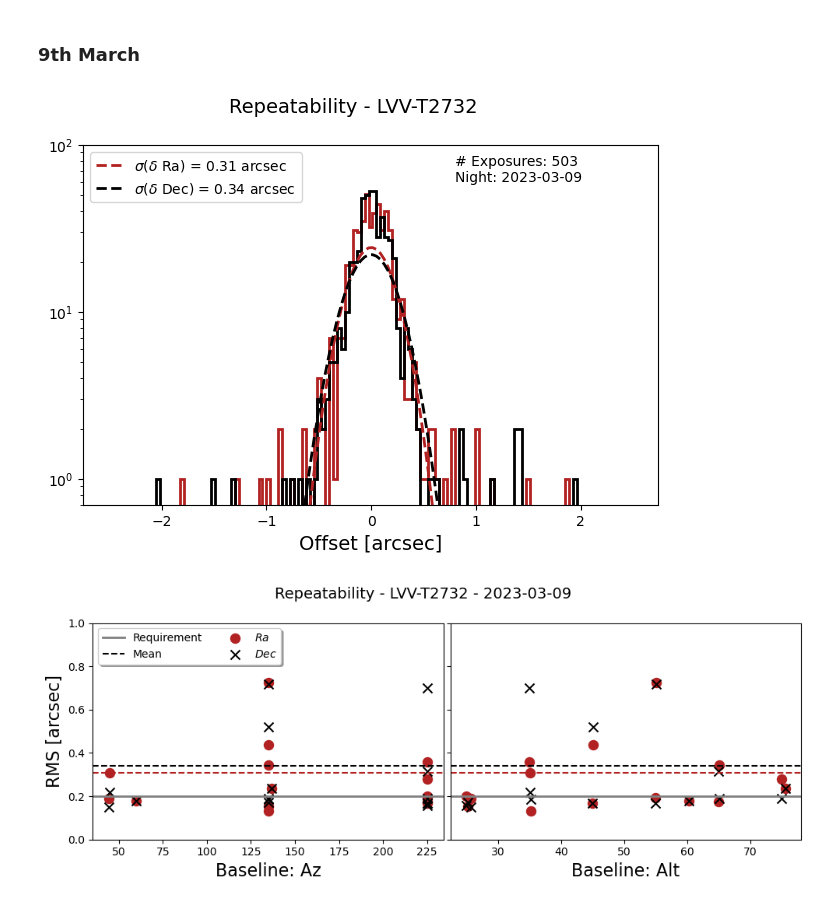
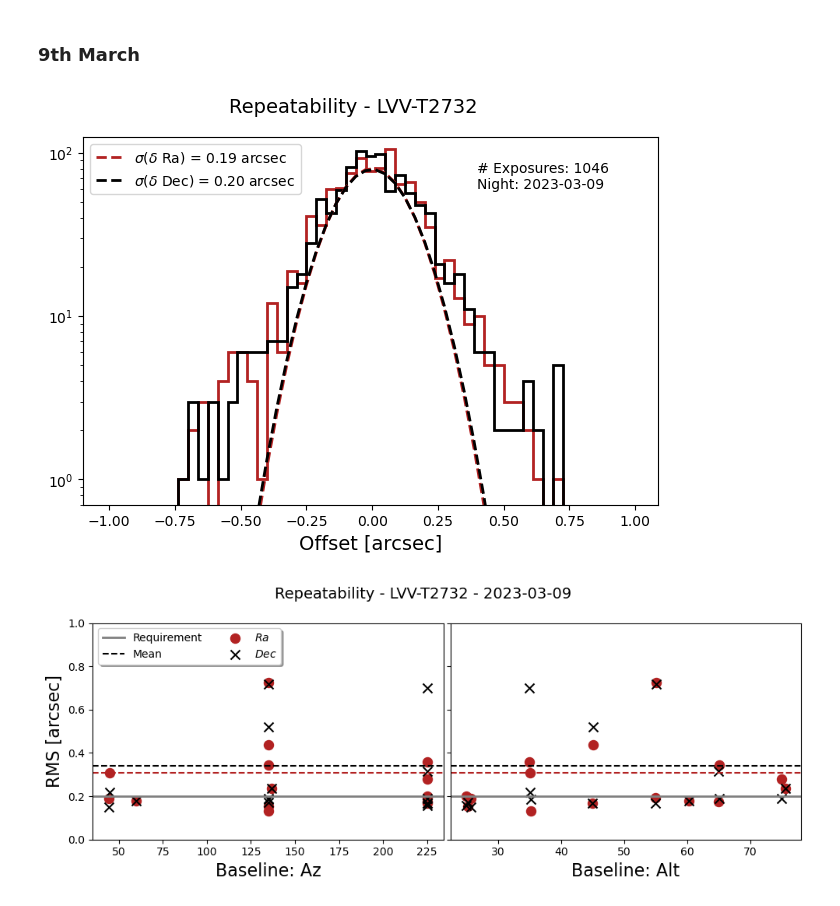
Before and after one commit to estevesjh/ComScratchStuff, a Jupyter notebook: starTracker/slewSettleTests/LVV-T2732_analysis_repeatability_report.ipynb, the cells around one changed output. Cells and saved outputs as stored; diff of their text form; code cells hidden in the pictures.

Commit message:
mask outliers

```diff
--- a/starTracker/slewSettleTests/LVV-T2732_analysis_repeatability_report.ipynb
+++ b/starTracker/slewSettleTests/LVV-T2732_analysis_repeatability_report.ipynb
@@ -89,3 +77,11 @@ night2 = data[:,-1]=='2023-03-17'
+# %%
+def mask_outliers(x, n=3.0):
+    q1,mean,q3 = np.nanpercentile(x, [16,50,84])
+    iqr = (q3-q1)/2.
+    plow= q1-n*iqr
+    phig= q3+n*iqr
+    x = np.where((x>phig)|(x<plow),np.nan,x)
+    return x
 # %%
 def gaussian(x,mean,std):
     arg = (x-mean)/std
@@ -163,35 +235,38 @@ The two nights dataset have equivalents results. Here I show them separately for
 ### 9th March
 # %%
 today = '2023-03-09'
-data = df1.to_numpy()
-res_ra = data[:,0].astype(float)
-res_dec = data[:,1].astype(float)
+data = df.to_numpy()
+res_ra = mask_outliers(data[:,0].astype(float))
+res_dec = mask_outliers(data[:,1].astype(float))
 
-base_az = data[:,5].astype(float)
-base_alt = data[:,4].astype(float)
+res_az = mask_outliers(data[:,2].astype(float))
+res_alt = mask_outliers(data[:,3].astype(float))
+
+base_az = data[:,-4].astype(float)
+base_alt = data[:,-3].astype(float)
 
 snakes = data[:,-2].astype(int)
 # %%
-jra = np.std(res_ra)
-jdec = np.std(res_dec)
+jra = np.nanstd(res_ra)
+jdec = np.nanstd(res_dec)
 
 Npoints = res_ra.size
-mybins = np.arange(-2.5, 2.51, 0.15/4.)
+mybins = np.arange(-1.0, 1.01, 0.15/4.)
 
 _ = plt.hist(res_ra, bins=mybins, color='firebrick', histtype='step', lw=2, )
 _ = plt.hist(res_dec, bins=mybins, color='k', histtype='step', lw=2)
 plot_gaussian(mybins,0,jra, N=Npoints,label='$\sigma(\delta$ Ra) = %.2f arcsec'%jra, color='firebrick', ls='--', lw=2)
 plot_gaussian(mybins,0,jdec, N=Npoints,label='$\sigma(\delta$ Dec) = %.2f arcsec'%jdec, color='k', ls='--', lw=2)
-plt.text(0.8, 120/2., '# Exposures: %i \nNight: %s '%(Npoints, today))
+plt.text(0.4, 120/2., '# Exposures: %i \nNight: %s '%(Npoints, today))
 plt.yscale('log')
-plt.ylim(0.7,200/2.)
+plt.ylim(0.7,250/2.)
 plt.legend(loc=2)
 plt.xlabel('Offset [arcsec]', fontsize=14)
 plt.suptitle('Repeatability - LVV-T2732',fontsize=14)
 plt.tight_layout()
 plt.savefig('figures/radec_residual_histogram_%s.png'%today,dpi=100)
 # %% [output]
-[figure, old version]
+[figure, new version]
 # %%
 sunique, sids, counts = np.unique(snakes, return_index=True, return_counts=True)
 keys = [np.where(snakes==gi)[0] for gi in sunique]
```
Also changed, not shown: parts of 15 cells of this notebook, 10 other files.
